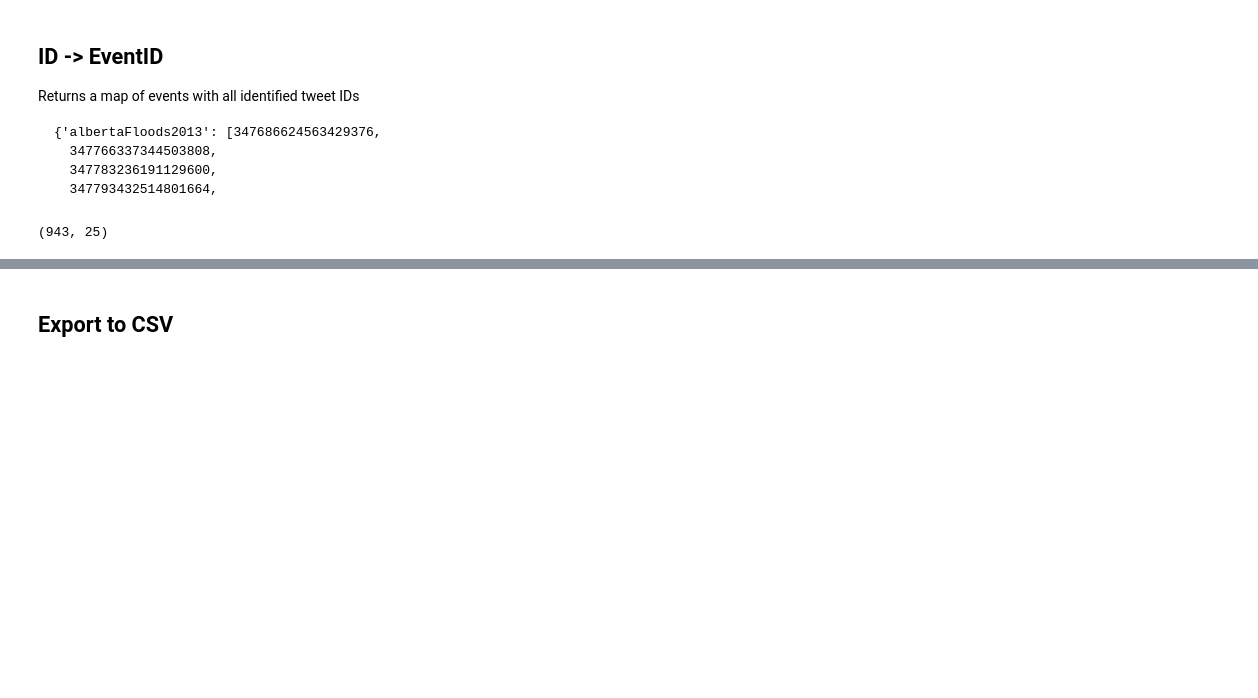
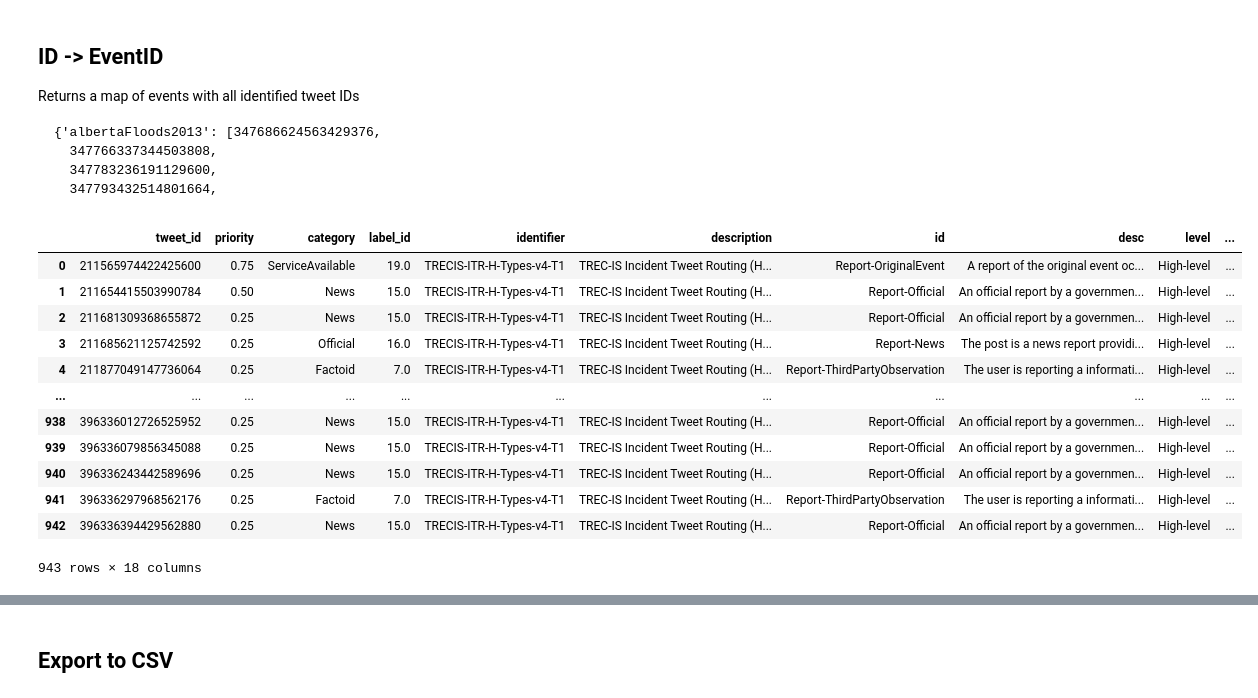
Before and after one commit to glasgowm148/Calamity, a Jupyter notebook: src/python/notebooks/1_b_Load_training_data.ipynb, the cells around one changed output, grey strips where cells are left out. Drawn from its saved outputs; the diff is of its cells as text; code cells hidden in the pictures; blank space fills up the shorter version.

````diff
--- a/src/python/notebooks/1_b_Load_training_data.ipynb
+++ b/src/python/notebooks/1_b_Load_training_data.ipynb
@@ -319,6 +347,18 @@ Returns a map of events with all identified tweet IDs
 ```
 # %%
 merged_df = pd.merge(df, labels_df, left_on = 'tweet_id', right_on = 'postID', how = 'inner')
-merged_df.shape
+merged_df
 # %% [output]
+|  | tweet_id | priority | category | label_id | identifier | description | id | desc | level | ... |
+| 0 | 211565974422425600 | 0.75 | ServiceAvailable | 19.0 | TRECIS-ITR-H-Types-v4-T1 | TREC-IS Incident Tweet Routing (H... | Report-OriginalEvent | A report of the original event oc... | High-level | ... |
+| 1 | 211654415503990784 | 0.50 | News | 15.0 | TRECIS-ITR-H-Types-v4-T1 | TREC-IS Incident Tweet Routing (H... | Report-Official | An official report by a governmen... | High-level | ... |
+| 2 | 211681309368655872 | 0.25 | News | 15.0 | TRECIS-ITR-H-Types-v4-T1 | TREC-IS Incident Tweet Routing (H... | Report-Official | An official report by a governmen... | High-level | ... |
+| 3 | 211685621125742592 | 0.25 | Official | 16.0 | TRECIS-ITR-H-Types-v4-T1 | TREC-IS Incident Tweet Routing (H... | Report-News | The post is a news report providi... | High-level | ... |
+| 4 | 211877049147736064 | 0.25 | Factoid | 7.0 | TRECIS-ITR-H-Types-v4-T1 | TREC-IS Incident Tweet Routing (H... | Report-ThirdPartyObservation | The user is reporting a informati... | High-level | ... |
+| ... | ... | ... | ... | ... | ... | ... | ... | ... | ... | ... |
+| 938 | 396336012726525952 | 0.25 | News | 15.0 | TRECIS-ITR-H-Types-v4-T1 | TREC-IS Incident Tweet Routing (H... | Report-Official | An official report by a governmen... | High-level | ... |
+| 939 | 396336079856345088 | 0.25 | News | 15.0 | TRECIS-ITR-H-Types-v4-T1 | TREC-IS Incident Tweet Routing (H... | Report-Official | An official report by a governmen... | High-level | ... |
+| 940 | 396336243442589696 | 0.25 | News | 15.0 | TRECIS-ITR-H-Types-v4-T1 | TREC-IS Incident Tweet Routing (H... | Report-Official | An official report by a governmen... | High-level | ... |
+| 941 | 396336297968562176 | 0.25 | Factoid | 7.0 | TRECIS-ITR-H-Types-v4-T1 | TREC-IS Incident Tweet Routing (H... | Report-ThirdPartyObservation | The user is reporting a informati... | High-level | ... |
+| 942 | 396336394429562880 | 0.25 | News | 15.0 | TRECIS-ITR-H-Types-v4-T1 | TREC-IS Incident Tweet Routing (H... | Report-Official | An official report by a governmen... | High-level | ... |
-(943, 25)
+943 rows × 18 columns
````
Also changed, not shown: parts of 7 cells of this notebook, 25 other files.
